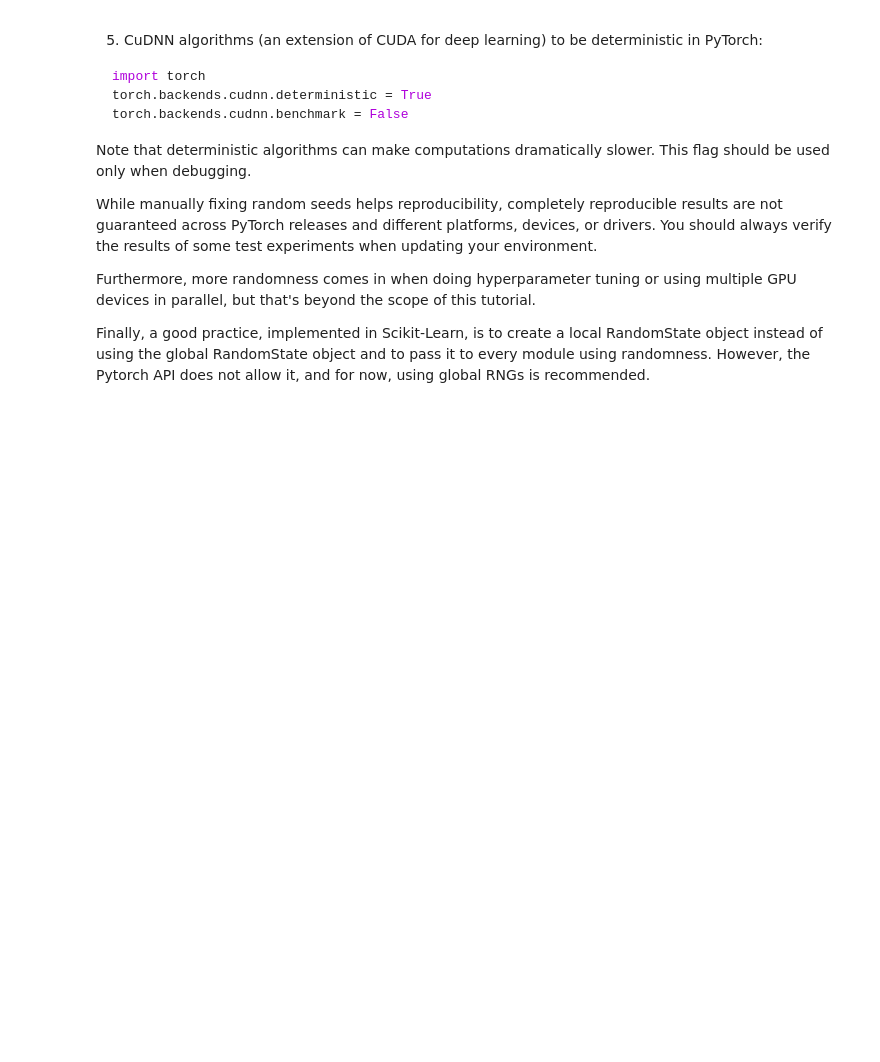
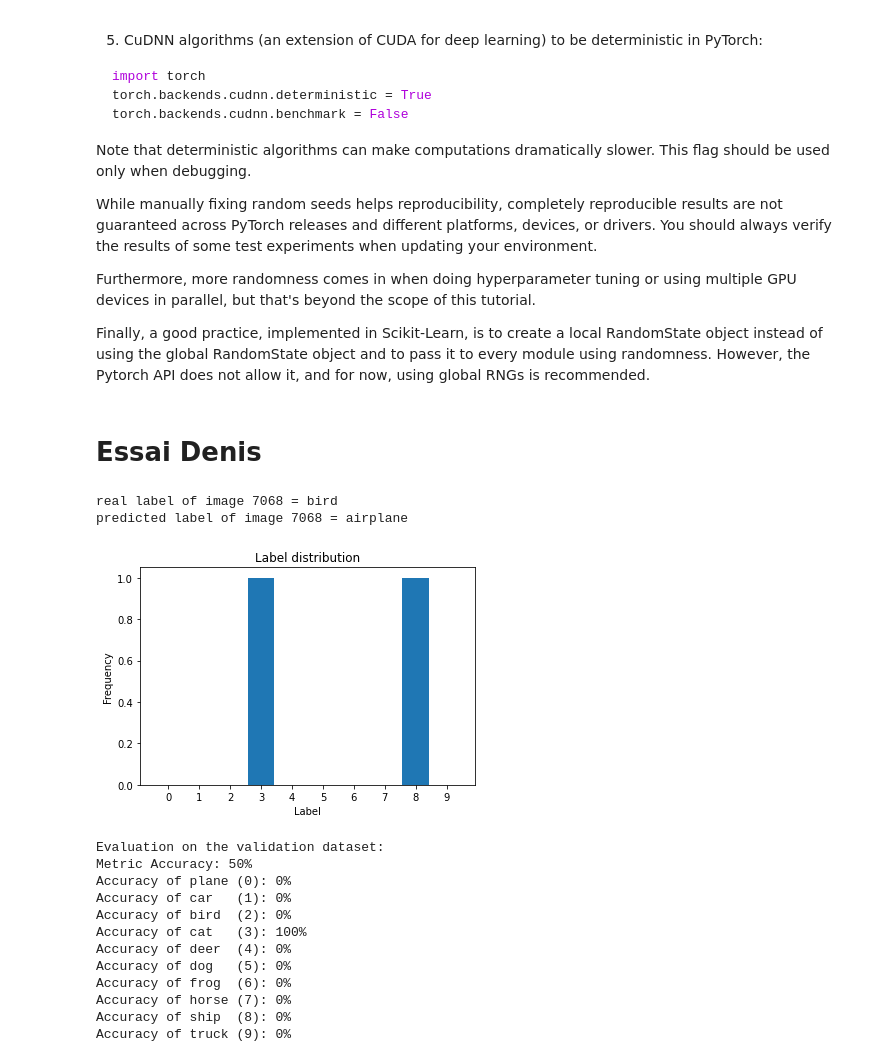
Before and after one commit to delemarchand2020/IVADO_MILA_DL, a Jupyter notebook: week1_tutorial_denis_lemarchand.ipynb, the cells around one changed output. Cells and saved outputs as stored; diff of their text form; code cells hidden in the pictures; blank space fills up the shorter version.

```diff
--- a/week1_tutorial_denis_lemarchand.ipynb
+++ b/week1_tutorial_denis_lemarchand.ipynb
@@ -1414,3 +1414,66 @@ While manually fixing random seeds helps reproducibility, completely reproducibl
 Furthermore, more randomness comes in when doing hyperparameter tuning or using multiple GPU devices in parallel, but that's beyond the scope of this tutorial.
 
 Finally, a good practice, implemented in Scikit-Learn, is to create a local RandomState object instead of using the global RandomState object and to pass it to every module using randomness. However, the Pytorch API does not allow it, and for now, using global RNGs is recommended.
+# %% [markdown]
+# Essai Denis
+# %%
+# select the data
+train_dlm_imgs, train_dlm_labels = select_subset_from_dataset(
+    train_imgs, train_labels, ratio=1
+)
+
+# train on the selected data
+model = training_on_dataset(
+        train_dlm_imgs, train_dlm_labels, valid_imgs, valid_labels,
+        epochs=20, batch_size=32,
+        seed=seed, verbose=False
+    )
+# %%
+n = np.random.randint(0,test_imgs.shape[0])
+
+one_image = test_imgs[n:n+1]
+one_label = test_labels[n:n+1]
+
+print('real label of image {} = {}'.format(n,codage_labels[str(one_label[0])]))
+
+x = torch.from_numpy(one_image)
+x = x.permute(0, 3, 1, 2)
+
+# Convert to FloatTensor first
+x = x.type(torch.FloatTensor)
+# Then call cuda() on test_tensor
+x = x.cuda()
+
+outputs = model(x)
+_, predicted = torch.max(outputs, 1)
+
+print('predicted label of image {} = {}'.format(n,codage_labels[str(predicted.tolist()[0])]))
+# %% [output]
+real label of image 7068 = bird
+predicted label of image 7068 = airplane
+# %%
+n = 2
+some_images = test_imgs[:n]
+some_labels = test_labels[:n]
+
+plot_dataset_histogram(some_labels)
+
+# evaluate on the validation dataset
+_ = evaluate_classes(
+        model, some_images, some_labels, batch_size=32,
+        verbose=True,metrics={'Accuracy': accuracy}
+    )
+# %% [output]
+[figure, added]
+Evaluation on the validation dataset:
+Metric Accuracy: 50%
+Accuracy of plane (0): 0%
+Accuracy of car   (1): 0%
+Accuracy of bird  (2): 0%
+Accuracy of cat   (3): 100%
+Accuracy of deer  (4): 0%
+Accuracy of dog   (5): 0%
+Accuracy of frog  (6): 0%
+Accuracy of horse (7): 0%
+Accuracy of ship  (8): 0%
+Accuracy of truck (9): 0%
```
Also changed, not shown: parts of 7 cells of this notebook.
